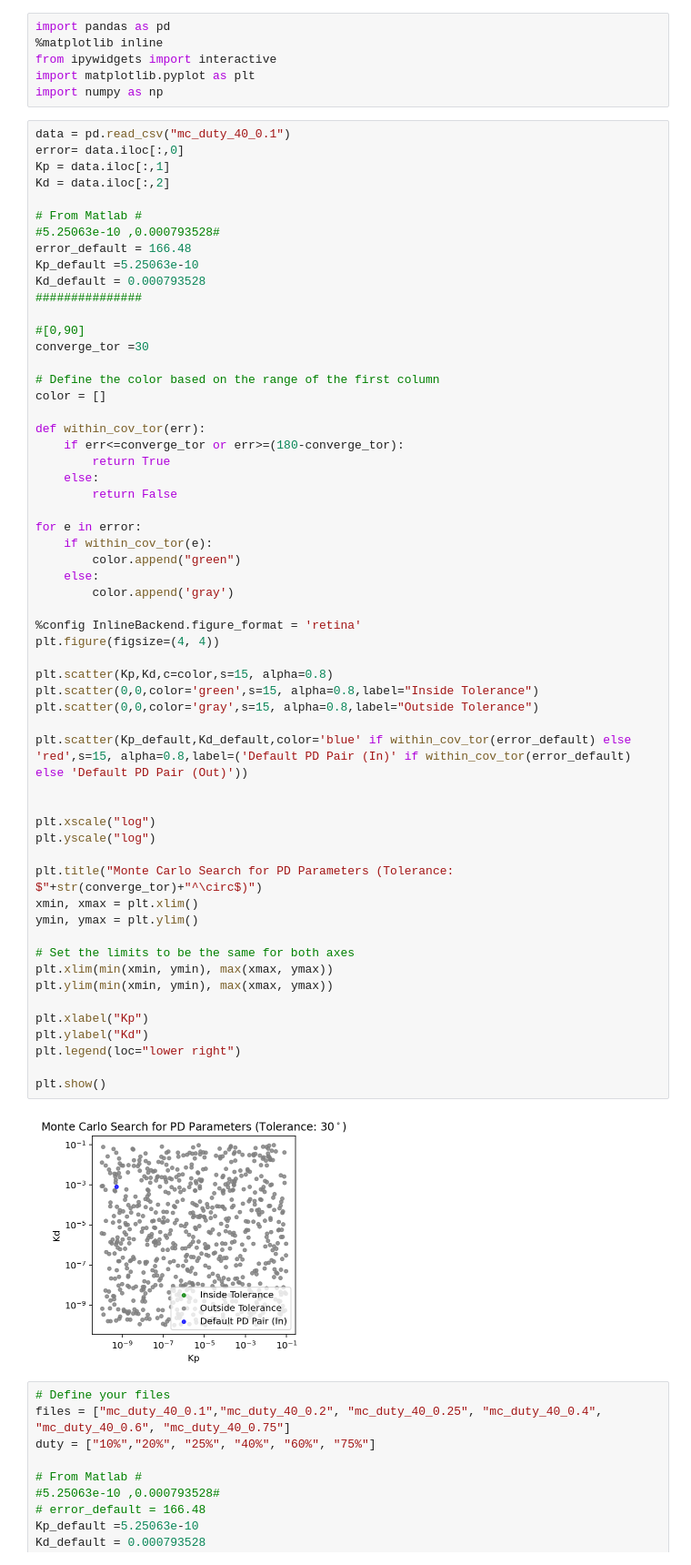
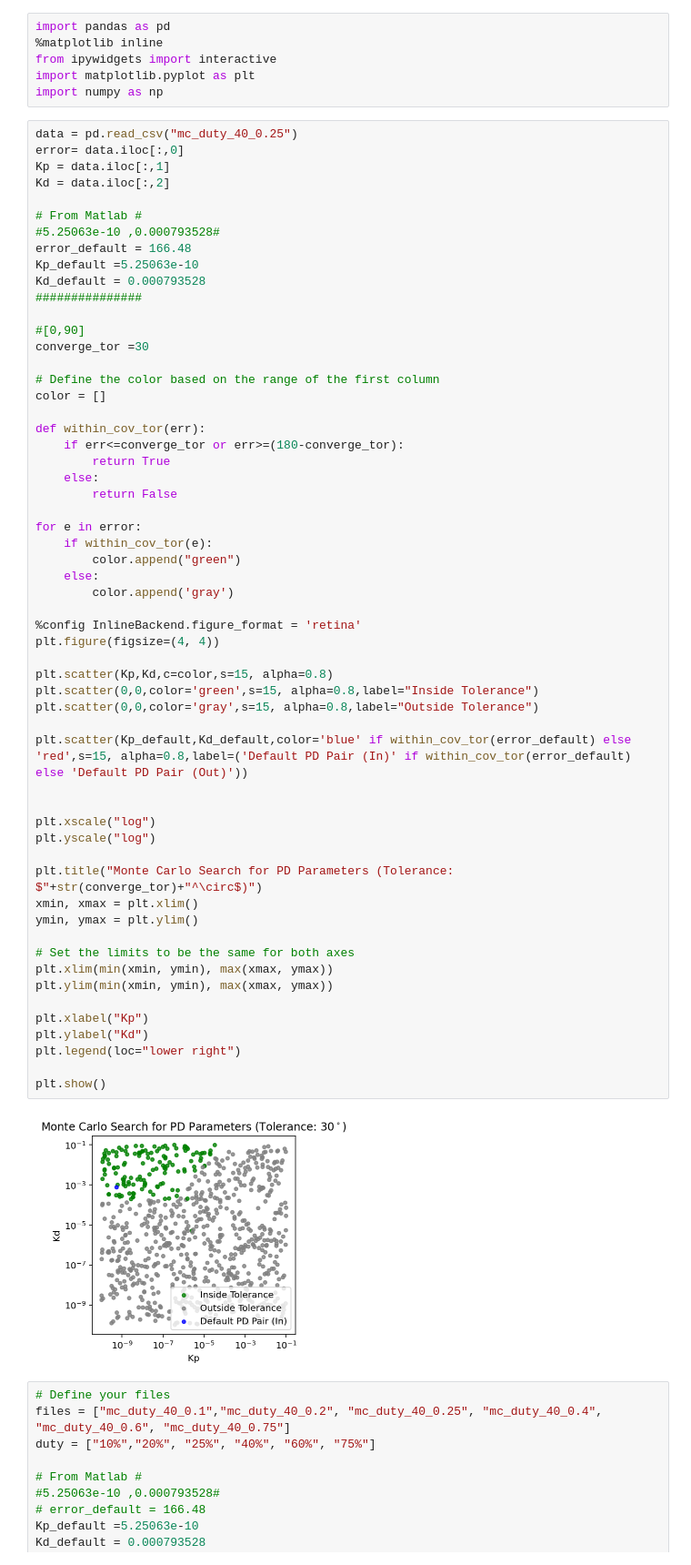
Before and after one commit to Alpha-CubeSat/ACS_Data_Analysis, a Jupyter notebook: ACS Sim Plotter/mc.ipynb, the cells around one changed output. Shown at 91% size. Saved outputs shown, nothing was run; the diff lists cells and outputs as text.

```diff
--- a/ACS Sim Plotter/mc.ipynb
+++ b/ACS Sim Plotter/mc.ipynb
@@ -5,7 +5,7 @@ from ipywidgets import interactive
 import matplotlib.pyplot as plt
 import numpy as np
 # %%
-data = pd.read_csv("mc_duty_40_0.1")
+data = pd.read_csv("mc_duty_40_0.25")
 error= data.iloc[:,0]
 Kp = data.iloc[:,1]
 Kd = data.iloc[:,2]
@@ -35,34 +35,34 @@ for e in error:
     else:
         color.append('gray')
 
 %config InlineBackend.figure_format = 'retina'
 plt.figure(figsize=(4, 4))
 
 plt.scatter(Kp,Kd,c=color,s=15, alpha=0.8)
 plt.scatter(0,0,color='green',s=15, alpha=0.8,label="Inside Tolerance")
 plt.scatter(0,0,color='gray',s=15, alpha=0.8,label="Outside Tolerance")
 
 plt.scatter(Kp_default,Kd_default,color='blue' if within_cov_tor(error_default) else 'red',s=15, alpha=0.8,label=('Default PD Pair (In)' if within_cov_tor(error_default) else 'Default PD Pair (Out)'))
 
 
 plt.xscale("log")
 plt.yscale("log")
 
 plt.title("Monte Carlo Search for PD Parameters (Tolerance: $"+str(converge_tor)+"^\circ$)")
 xmin, xmax = plt.xlim()
 ymin, ymax = plt.ylim()
 
 # Set the limits to be the same for both axes
 plt.xlim(min(xmin, ymin), max(xmax, ymax))
 plt.ylim(min(xmin, ymin), max(xmax, ymax))
 
 plt.xlabel("Kp")
 plt.ylabel("Kd")
 plt.legend(loc="lower right")
 
 plt.show()
 # %% [output]
-[figure, old version]
+[figure, new version]
 # %%
 # Define your files
 files = ["mc_duty_40_0.1","mc_duty_40_0.2", "mc_duty_40_0.25", "mc_duty_40_0.4", "mc_duty_40_0.6", "mc_duty_40_0.75"]
```
Also changed, not shown: 3 other files.
